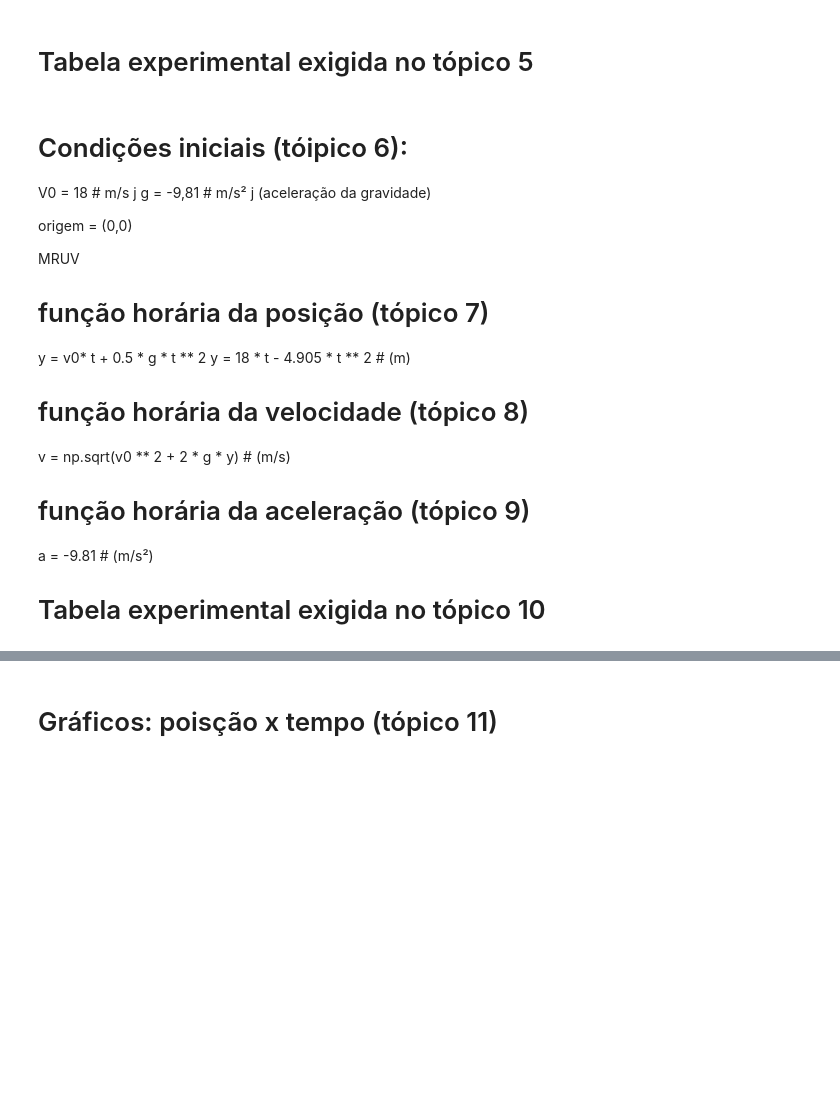
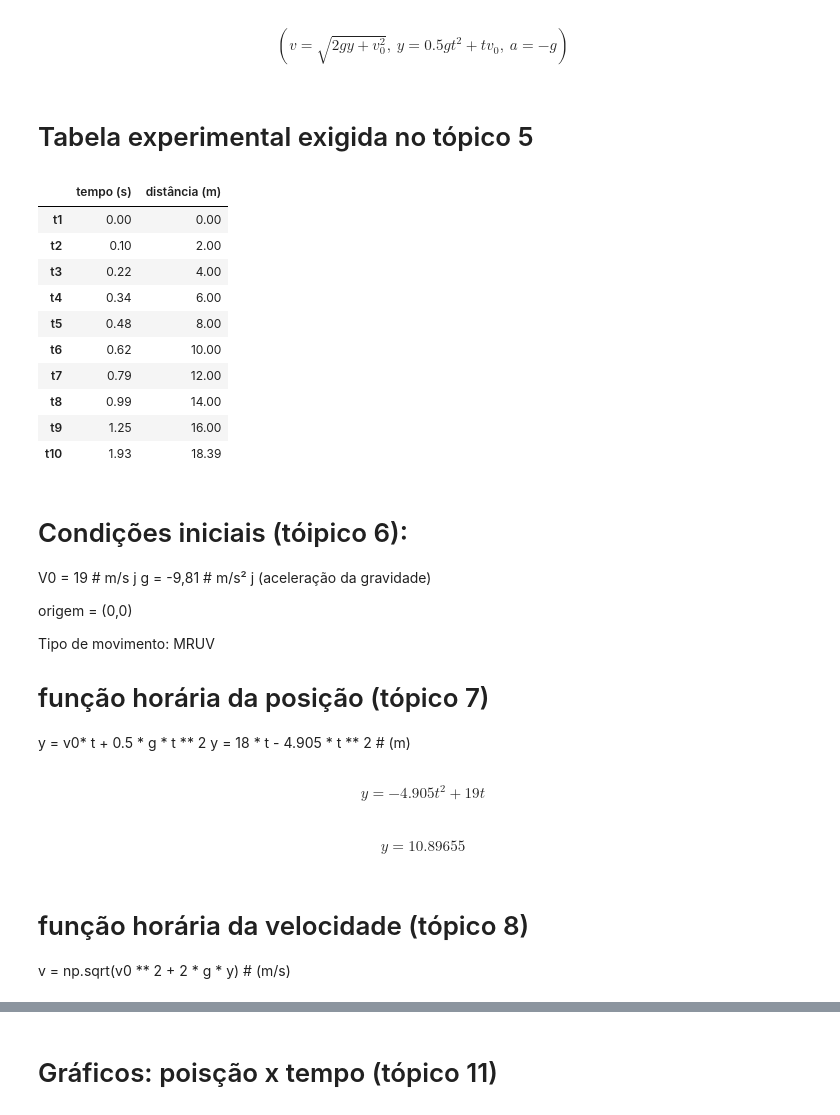
Before and after one commit to ahpqmiranda/ufpa_materiais, a Jupyter notebook: 1 Física Fundamental I/atv01/atvd01.ipynb, the cells around one changed output, grey strips where cells are left out. Cells and saved outputs as stored; diff of their text form; code cells hidden in the pictures; blank space fills up the shorter version.

```diff
--- a/1 Física Fundamental I/atv01/atvd01.ipynb
+++ b/1 Física Fundamental I/atv01/atvd01.ipynb
@@ -5,3 +17,11 @@ import matplotlib.pyplot as plt
+# %%
+g, m, t, v0, y, v, a = sp.symbols("g m t v0 y v a")
+eq1 = sp.Eq(v, sp.sqrt(v0 ** 2 + 2 * g * y))
+eq2 = sp.Eq(y, v0 * t + 0.5 * g * t ** 2)
+eq3 = sp.Eq(a, -g)
+eq1, eq2, eq3
+# %% [output]
+\begin{equation}\left( v = \sqrt{2 g y + v_{0}^{2}}, \  y = 0.5 g t^{2} + t v_{0}, \  a = - g\right)\end{equation}
 # %%
 # há duas variáveis: tempo e distância, onde distância, é decomposta em range e height, onde tempos o alcance (x) e a altura (y)
 
@@ -28,26 +61,42 @@ medicoes = {
 # %%
 df = pd.DataFrame(medicoes)
 df = df.T
 df.rename(columns={0:"tempo (s)", 1:"distância (m)"}, inplace=True)
-df.to_csv("tabela.csv")
+df
+# %% [output]
+|  | tempo (s) | distância (m) |
+| t1 | 0.00 | 0.00 |
+| t2 | 0.10 | 2.00 |
+| t3 | 0.22 | 4.00 |
+| t4 | 0.34 | 6.00 |
+| t5 | 0.48 | 8.00 |
+| t6 | 0.62 | 10.00 |
+| t7 | 0.79 | 12.00 |
+| t8 | 0.99 | 14.00 |
+| t9 | 1.25 | 16.00 |
+| t10 | 1.93 | 18.39 |
-# %% [markdown]
-# Condições iniciais (tóipico 6):
-V0 = 18 # m/s j
-g = -9,81 # m/s² j (aceleração da gravidade)
-
-origem = (0,0)
-
-MRUV
-
-
-# função horária da posição (tópico 7)
-y = v0* t + 0.5 * g * t ** 2
-y = 18 * t - 4.905 * t ** 2   # (m)
-
-# função horária da velocidade (tópico 8)
-v = np.sqrt(v0 ** 2 + 2 * g * y) # (m/s)
-
-# função horária da aceleração (tópico 9)
-a = -9.81 # (m/s²)
-
-# Tabela experimental exigida no tópico 10
+# %% [markdown]
+# Condições iniciais (tóipico 6):
+V0 = 19 # m/s j
+g = -9,81 # m/s² j (aceleração da gravidade)
+
+origem = (0,0)
+
+Tipo de movimento: MRUV
+
+# função horária da posição (tópico 7)
+y = v0* t + 0.5 * g * t ** 2
+y = 18 * t - 4.905 * t ** 2   # (m)
+# %%
+eq0 = sp.Eq(y, v0 * t + 0.5 * g * t ** 2)
+eq0
+# %% [output]
+\begin{equation}y = - 4.905 t^{2} + 19 t\end{equation}
+# %%
+eq0.subs(t, 0.7)
+# %% [output]
+\begin{equation}y = 10.89655\end{equation}
+# %% [markdown]
+
+# função horária da velocidade (tópico 8)
+v = np.sqrt(v0 ** 2 + 2 * g * y) # (m/s)
```
Also changed, not shown: parts of 12 cells of this notebook, 21 other files.
